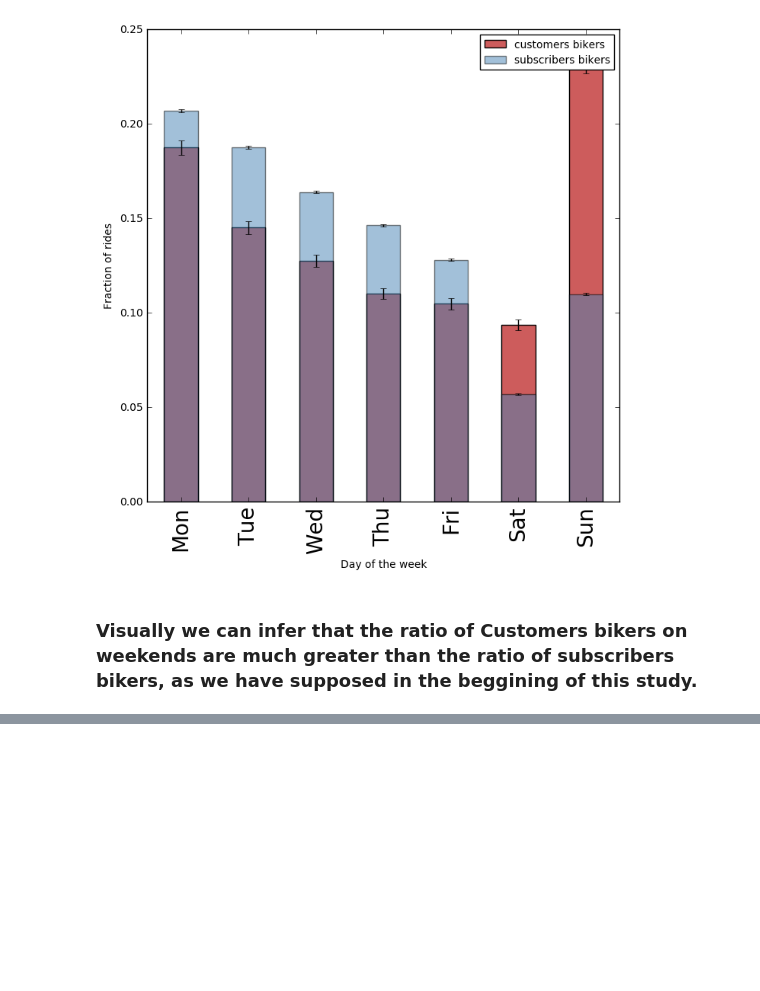
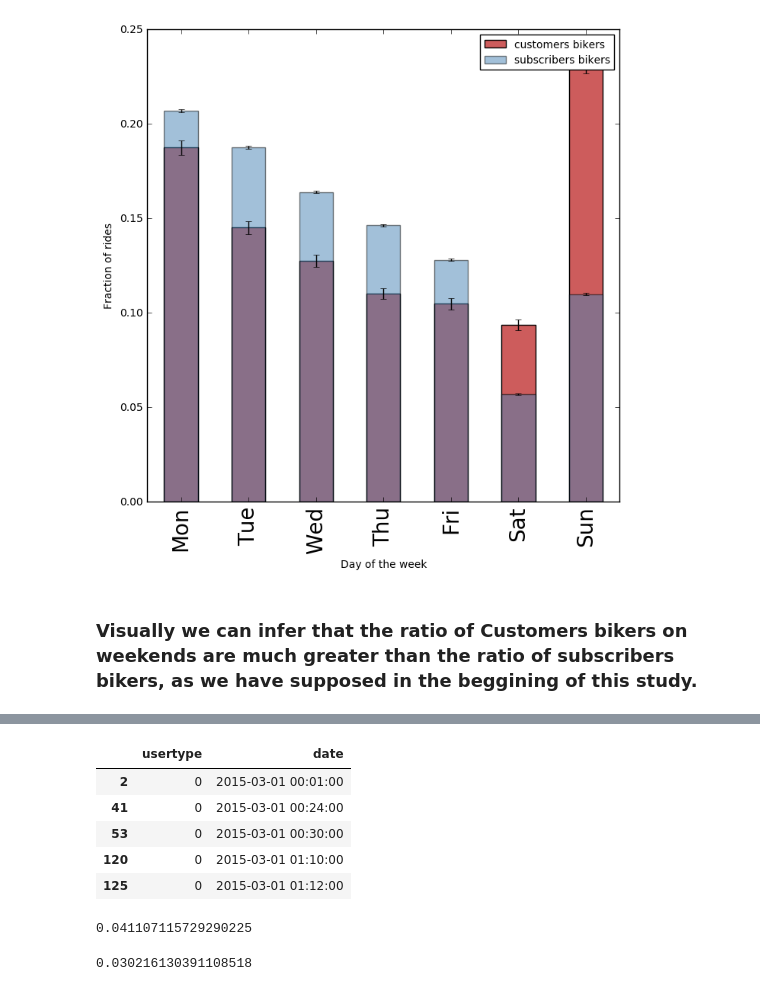
Before and after one commit to amyoshino/PUI2016_amy324, a Jupyter notebook: HW3_amy324/Homework_3_Assigment_2_amy324.ipynb, the cells around one changed output, grey strips where cells are left out. Cells and saved outputs as stored; diff of their text form; code cells hidden in the pictures; blank space fills up the shorter version.

```diff
--- a/HW3_amy324/Homework_3_Assigment_2_amy324.ipynb
+++ b/HW3_amy324/Homework_3_Assigment_2_amy324.ipynb
@@ -190,0 +230,9 @@ pl.legend(['customers bikers','subscribers bikers'],fontsize=10)
+# %%
+df_week_c.head()
+# %% [output]
+|  | usertype | date |
+| 2 | 0 | 2015-03-01 00:01:00 |
+| 41 | 0 | 2015-03-01 00:24:00 |
+| 53 | 0 | 2015-03-01 00:30:00 |
+| 120 | 0 | 2015-03-01 01:10:00 |
+| 125 | 0 | 2015-03-01 01:12:00 |
@@ -190,0 +245,8 @@ pl.legend(['customers bikers','subscribers bikers'],fontsize=10)
+# %%
+ratio_weekday.mean()
+# %% [output]
+0.041107115729290225
+# %%
+ratio_weekend.mean()
+# %% [output]
+0.030216130391108518
```
Also changed, not shown: parts of 14 cells of this notebook.
